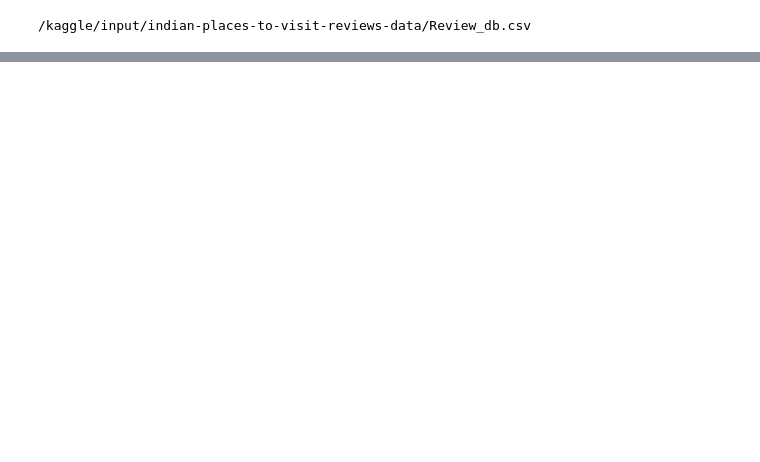
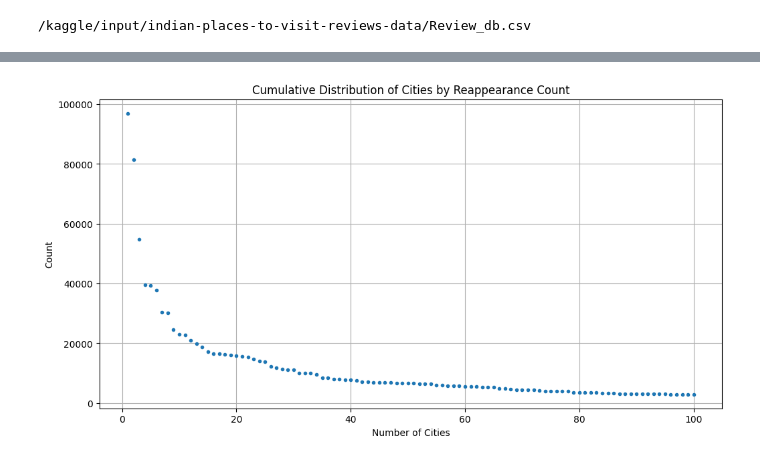
Before and after one commit to shiveshnavin/india-tour-places-prediction, a Jupyter notebook: india-tourist-places.ipynb, the cells around one changed output, grey strips where cells are left out. Saved outputs shown, nothing was run; the diff lists cells and outputs as text; code cells hidden in the pictures; blank space fills up the shorter version.

```diff
--- a/india-tourist-places.ipynb
+++ b/india-tourist-places.ipynb
@@ -18,3 +18,7 @@ for dirname, _, filenames in os.walk('/kaggle/input'):
 # You can also write temporary files to /kaggle/temp/, but they won't be saved outside of the current session
 # %% [output]
 /kaggle/input/indian-places-to-visit-reviews-data/Review_db.csv
+# %%
+import pandas as pd
+datafile=os.path.join(dirname, filename)
+df = pd.read_csv(datafile)
@@ -20,0 +58,30 @@ for dirname, _, filenames in os.walk('/kaggle/input'):
+# %%
+import matplotlib.pyplot as plt
+import numpy as np
+import mpldatacursor  # Import the mpldatacursor library
+
+
+# Use value_counts to count unique cities and their occurrences
+city_counts = df['City'].value_counts()
+
+# Sort the city counts in descending order
+city_counts = city_counts.sort_values(ascending=False)
+
+# Create the cumulative distribution plot with the number of cities on the x-axis
+plt.figure(figsize=(12, 6))  # Set the figure size
+x_values = list(range(1, len(city_counts) + 1))
+y_values = city_counts.values
+
+# Limit the range of x-axis to be between 0 and 100
+x_values = [x for x in x_values if 0 <= x <= 100]
+y_values = y_values[:len(x_values)]
+
+plt.plot(x_values, y_values, marker='.', linestyle='none')
+plt.title('Cumulative Distribution of Cities by Reappearance Count')
+plt.xlabel('Number of Cities')
+plt.ylabel('Count')
+plt.grid(True)
+
+plt.show()
+# %% [output]
+[figure, added]
```
Also changed, not shown: parts of 7 cells of this notebook.
